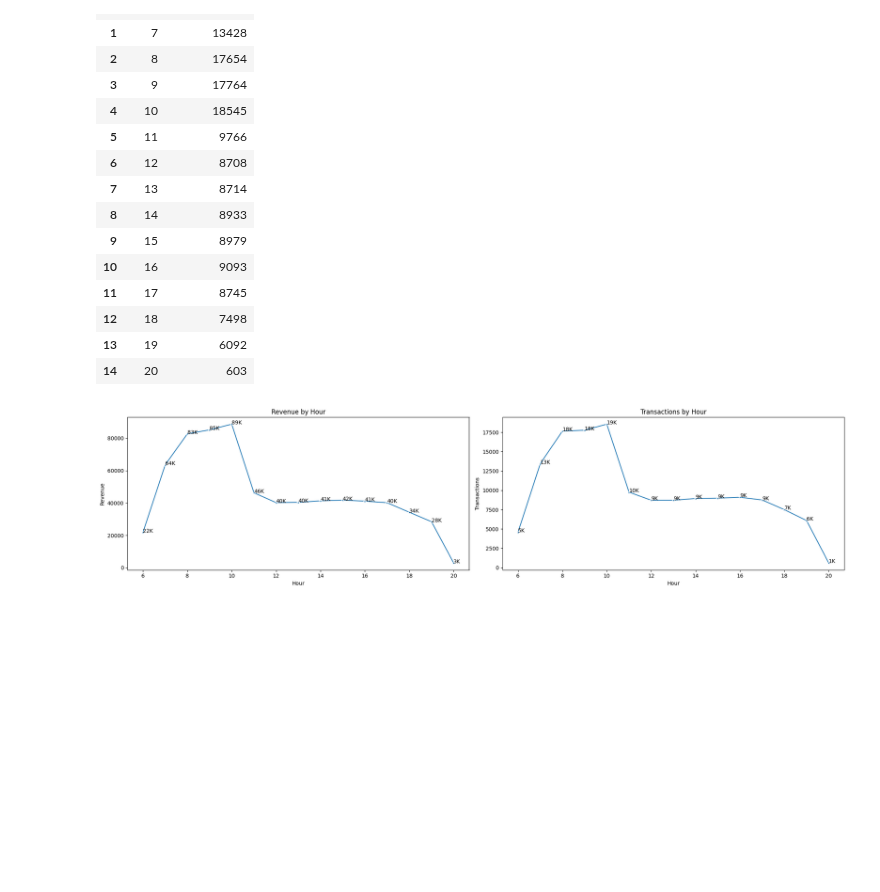
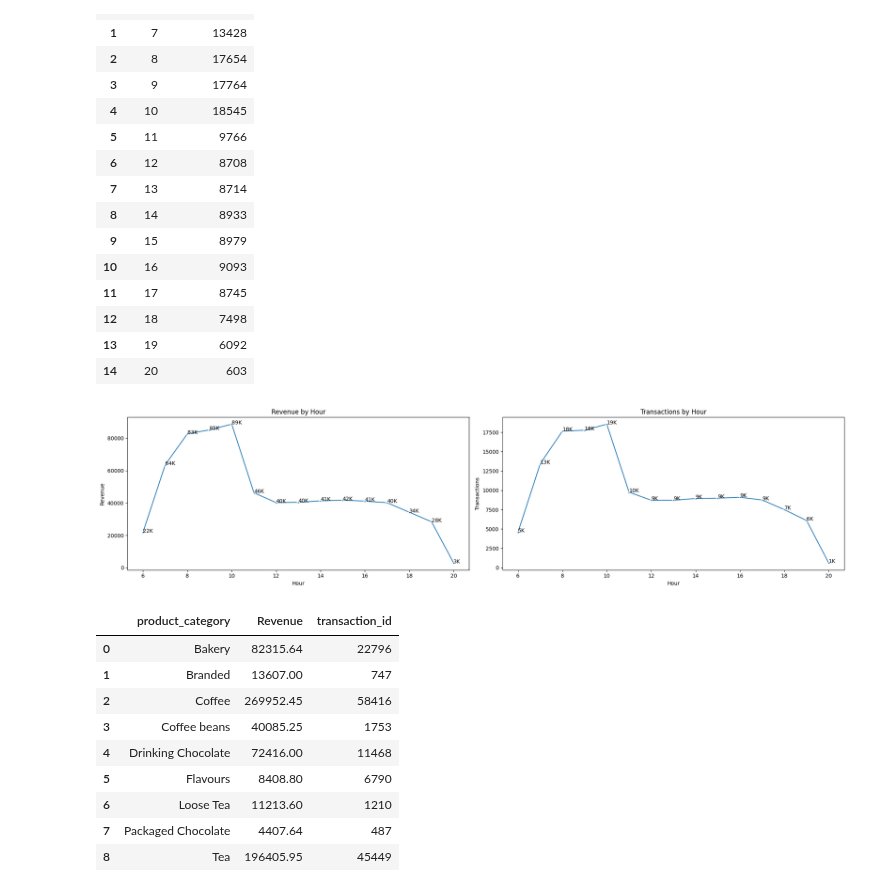
Before and after one commit to Akshay-Paunikar/Maven_Analytics_Challenges, a Jupyter notebook: Projects/Coffee_Shop_Sales/Coffee_Shop_Sales.ipynb, the cells around one changed output. Drawn from its saved outputs; the diff is of its cells as text; code cells hidden in the pictures; blank space fills up the shorter version.

```diff
--- a/Projects/Coffee_Shop_Sales/Coffee_Shop_Sales.ipynb
+++ b/Projects/Coffee_Shop_Sales/Coffee_Shop_Sales.ipynb
@@ -401,3 +401,19 @@ plt.tight_layout()
 plt.show()
 # %% [output]
 [figure]
+# %%
+# Customer Purchase Behaviour
+
+purchase_data = data.groupby(['product_category']).agg({'Revenue':'sum', 'transaction_id':'count'}).reset_index()
+purchase_data
+# %% [output]
+|  | product_category | Revenue | transaction_id |
+| 0 | Bakery | 82315.64 | 22796 |
+| 1 | Branded | 13607.00 | 747 |
+| 2 | Coffee | 269952.45 | 58416 |
+| 3 | Coffee beans | 40085.25 | 1753 |
+| 4 | Drinking Chocolate | 72416.00 | 11468 |
+| 5 | Flavours | 8408.80 | 6790 |
+| 6 | Loose Tea | 11213.60 | 1210 |
+| 7 | Packaged Chocolate | 4407.64 | 487 |
+| 8 | Tea | 196405.95 | 45449 |
```
Also changed, not shown: parts of 1 cell of this notebook.
